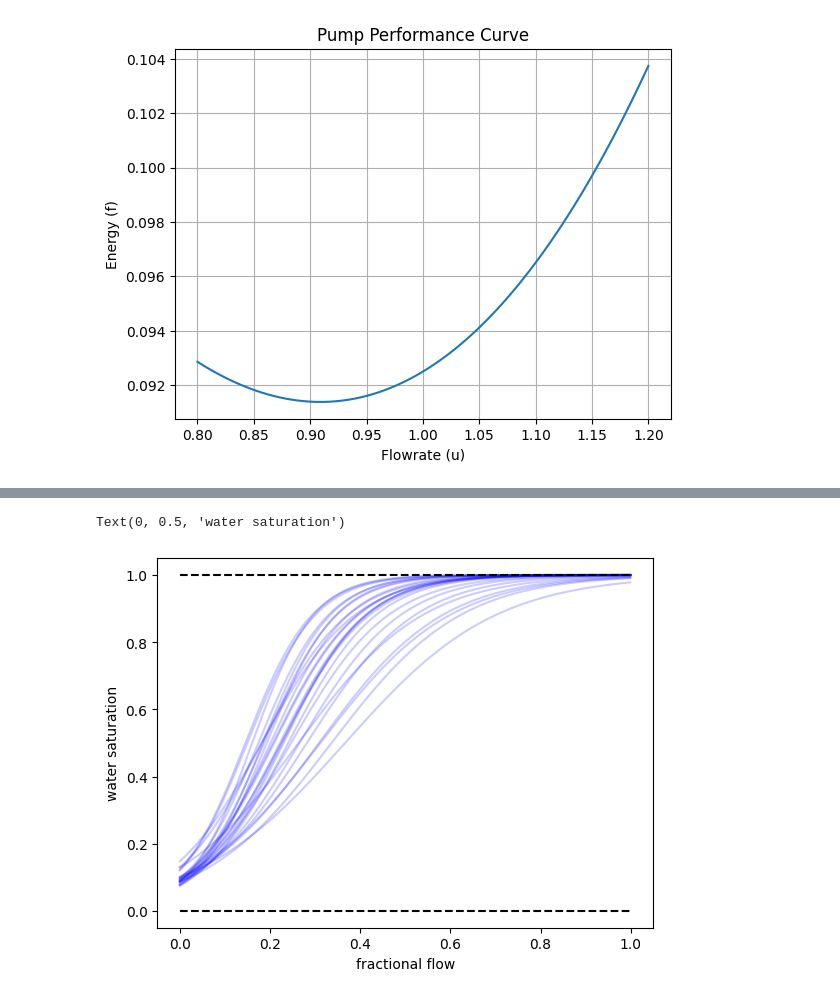
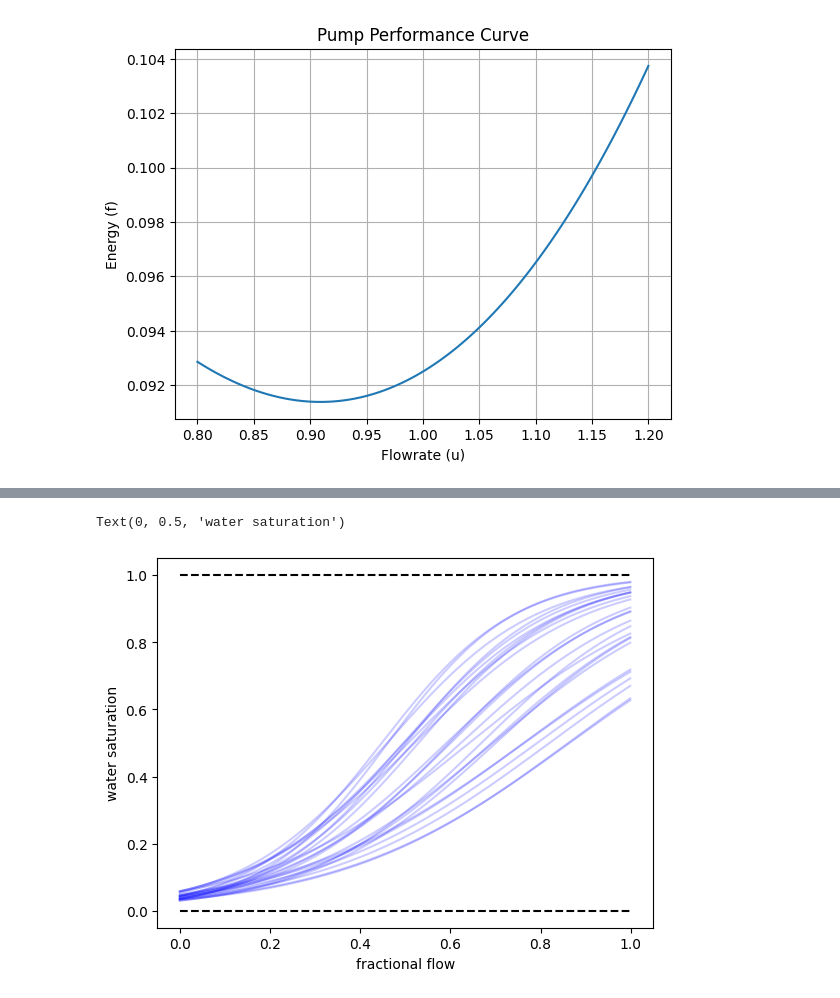
Before and after one commit to iffanh/buckley_leverette, a Jupyter notebook: pumps.ipynb, the cells around one changed output, grey strips where cells are left out. Saved outputs shown, nothing was run; the diff lists cells and outputs as text; code cells hidden in the pictures.

```diff
--- a/pumps.ipynb
+++ b/pumps.ipynb
@@ -54,32 +54,32 @@ Text(0, 0.5, 'water saturation')
 # %%
 
 # https://perminc.com/resources/fundamentals-of-fluid-flow-in-porous-media/chapter-4-immiscible-displacement/buckley-leverett-theory/
 mu_o = 5.0
 mu_w = 1.0
 
 ratio = lambda a, b, Sw : 1/(1 +  (mu_o/mu_w) * (a*np.exp(-b*Sw)))
 
-a_mean = 2.0
-b_mean = 10.0
+a_mean = 5.0
+b_mean = 5.0
 
 a_std = a_mean/5
 b_std = b_mean/5
 
 # perturb a and b
 aw = np.random.normal(loc=a_mean, scale=a_std, size=25)
 bw = np.random.normal(loc=b_mean, scale=b_std, size=25)
 
 
 Sw = np.arange(0.0, 1.0, 0.001)
 
 fw = np.array([np.array([ratio(a, b, sw) for sw in Sw]) for a, b in zip(aw, bw)]).T
 
 plt.figure()
 plt.plot(Sw, fw, color="blue", alpha=0.2)
 plt.hlines(0.0, 0.0, 1.0, linestyles="dashed", colors="black")
 plt.hlines(1.0, 0.0, 1.0, linestyles="dashed", colors="black")
 plt.xlabel("fractional flow")
 plt.ylabel("water saturation")
 # %% [output]
 Text(0, 0.5, 'water saturation')
-[figure, old version]
+[figure, new version]
```
Also changed, not shown: parts of 1 cell of this notebook, 3 other files.
